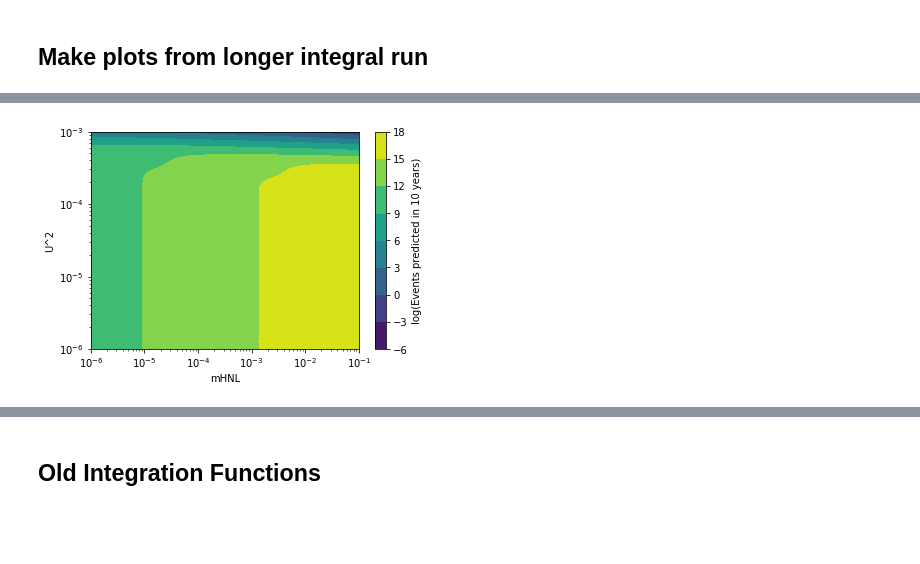
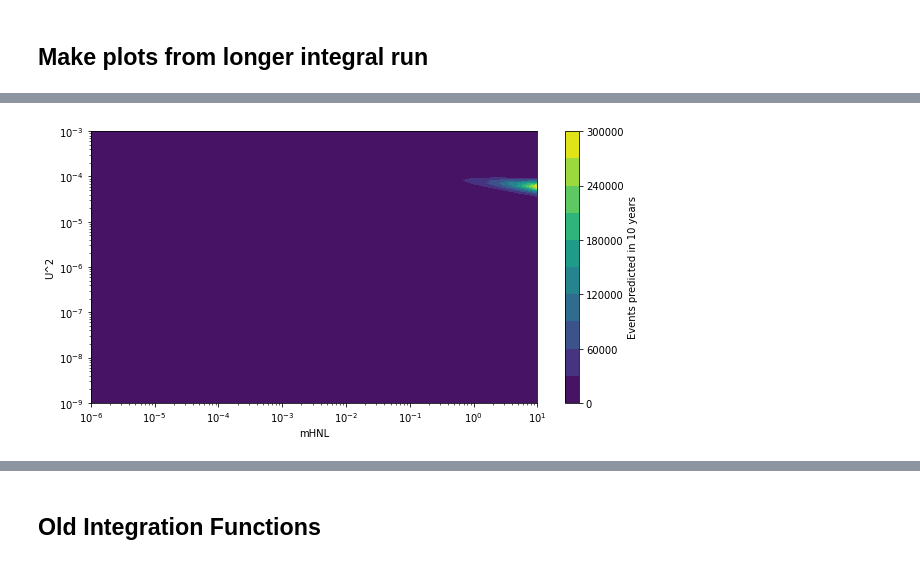
Before and after one commit to jybook/atmospheric_hnl, a Jupyter notebook: HNL prediction.ipynb, the cells around one changed output, grey strips where cells are left out. Drawn from its saved outputs; the diff is of its cells as text; code cells hidden in the pictures; blank space fills up the shorter version.

```diff
--- a/HNL prediction.ipynb
+++ b/HNL prediction.ipynb
@@ -473,0 +648,4 @@ integration_results.head(10)
+# %%
+integration_results = pd.read_csv("predicted_events_compare_w_nick.csv") #pd.read_csv("predicted_events4.csv")
+more_results = pd.read_csv("predicted_events4more.csv")
+fullresults= pd.read_csv("predicted_events_newrange.csv")
@@ -473,0 +756,26 @@ integration_results.head(10)
+# %%
+# #Add stuff from further integrals
+N1 = 50
+m_range1 = np.logspace(1.05, 2, 50)
+U_range1 = np.logspace(-9, -3, 50)
+
+X1, Y1 = np.meshgrid(m_range1, U_range1)
+
+z1 = np.asarray(more_results["num_detected"])
+z1 = z1.reshape((50, -1))
+
+z1 = ma.masked_where(z1 <= 0, z1)
+
+plt.rcParams['figure.figsize'] = [10, 5]
+fig, ax = plt.subplots()
+
+lev_exp = np.arange(-10., 7)
+levs = np.power(10, lev_exp)
+cs = ax.contourf(X1, Y1, z1, levs, norm=colors.LogNorm())
+
+cbar = fig.colorbar(cs)
+ax.set_xscale('log')
+ax.set_yscale('log')
+ax.set_xlabel('HNL mass (GeV)')
+ax.set_ylabel(r"$U_{\tau}^2")
+plt.show()
@@ -474,24 +784,28 @@ integration_results.head(10)
 # %%
-m_range = np.logspace(-6 ,-1,100)
-U_range = np.logspace(-6, -3, 100)
-z = np.log(np.array(integration_results['num_detected']))
+plt.rcParams['figure.figsize'] = [10, 5]
 
+m_range = np.logspace(-6 ,1,100)
+U_range = np.logspace(-9, -3, 100)
+
+z = np.array(integration_results['num_detected'])
 M, U = np.meshgrid(m_range, U_range)
 Z = z.reshape((100, -1))
 
-plt.contourf(M, U, Z)
+plt.contourf(M, U, Z, 10)
 # plt.legend()
 plt.xscale('log')
 plt.yscale('log')
 plt.xlabel('mHNL')
 plt.ylabel('U^2')
 
 # Make a colorbar for the ContourSet returned by the contourf call.
 cbar = plt.colorbar()
-cbar.ax.set_ylabel('log(Events predicted in 10 years)')
+cbar.ax.set_ylabel('Events predicted in 10 years')
 # cbar.ax.set_yscale('log')
 # Add the contour line levels to the colorbar
+
+# CS2 = plt.contour(CS, levels=CS.levels[::2], colors='r')
 # cbar.add_lines(CS2)
 plt.show()
 # %% [output]
-[figure, old version]
+[figure, new version]
```
Also changed, not shown: parts of 40 cells of this notebook, 10 other files.
